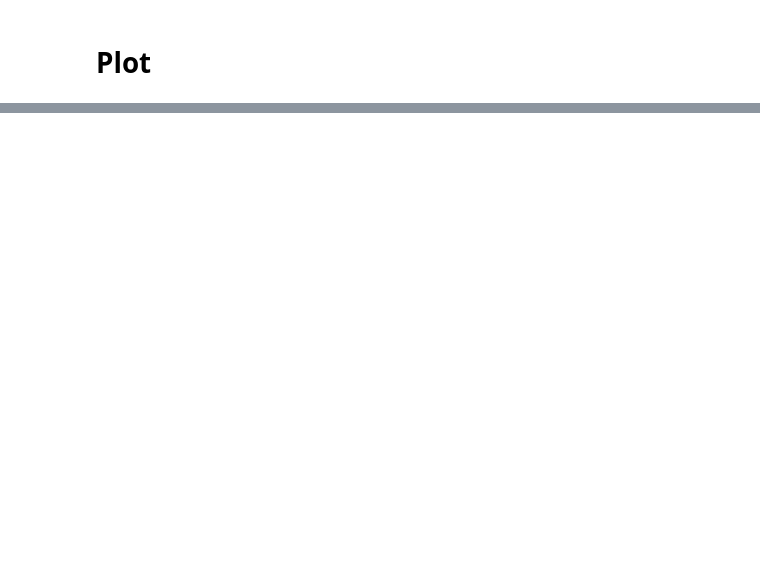
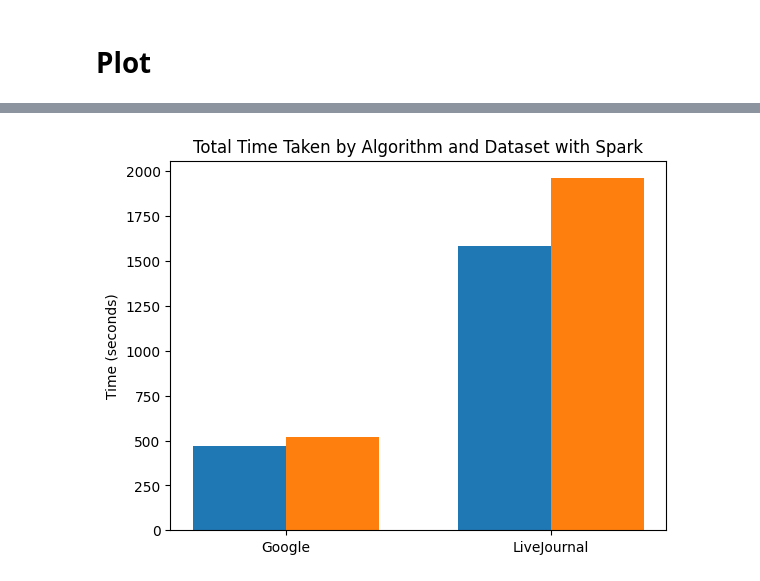
Before and after one commit to Gaspard0302/Connected_components, a Jupyter notebook: Connected_graphs.ipynb, the cells around one changed output, grey strips where cells are left out. Cells and saved outputs as stored; diff of their text form; code cells hidden in the pictures; blank space fills up the shorter version.

```diff
--- a/Connected_graphs.ipynb
+++ b/Connected_graphs.ipynb
@@ -445,0 +271,35 @@ print(f"\n The largest component has {largest_component} elements")
+# %%
+
+import matplotlib.pyplot as plt
+import numpy as np
+
+# Manually input the Scala variables here
+iterations_data = {'Google': 7, 'LiveJournal': 6, 'GoogleSecondarySort':7, 'LiveJournalSecondarySort': 6}
+time_data = {'Google': 468.4991731643677, 'LiveJournal': 1585.754937171936, 'GoogleSecondarySort': 517.3975059986115, 'LiveJournalSecondarySort': 1961.048485994339}
+
+
+
+labels = ['Google', 'LiveJournal']
+iterations = [iterations_data['Google'], iterations_data['LiveJournal']]
+iterations_improved = [iterations_data['GoogleSecondarySort'], iterations_data['LiveJournalSecondarySort']]
+times = [time_data['Google'], time_data['LiveJournal']]
+times_improved = [time_data['GoogleSecondarySort'], time_data['LiveJournalSecondarySort']]
+
+x = np.arange(len(labels))  # the label locations
+width = 0.35  # the width of the bars
+
+
+
+
+
+# Time
+plt.bar(x - width/2, times, width, label='CCF Iterate')
+plt.bar(x + width/2, times_improved, width, label='CF Iterate with second sorting')
+plt.ylabel('Time (seconds)')
+plt.title('Total Time Taken by Algorithm and Dataset with Spark')
+plt.xticks(x, labels)
+
+fig.tight_layout()
+plt.show()
+# %% [output]
+[figure, added]
```
Also changed, not shown: parts of 26 cells of this notebook.
